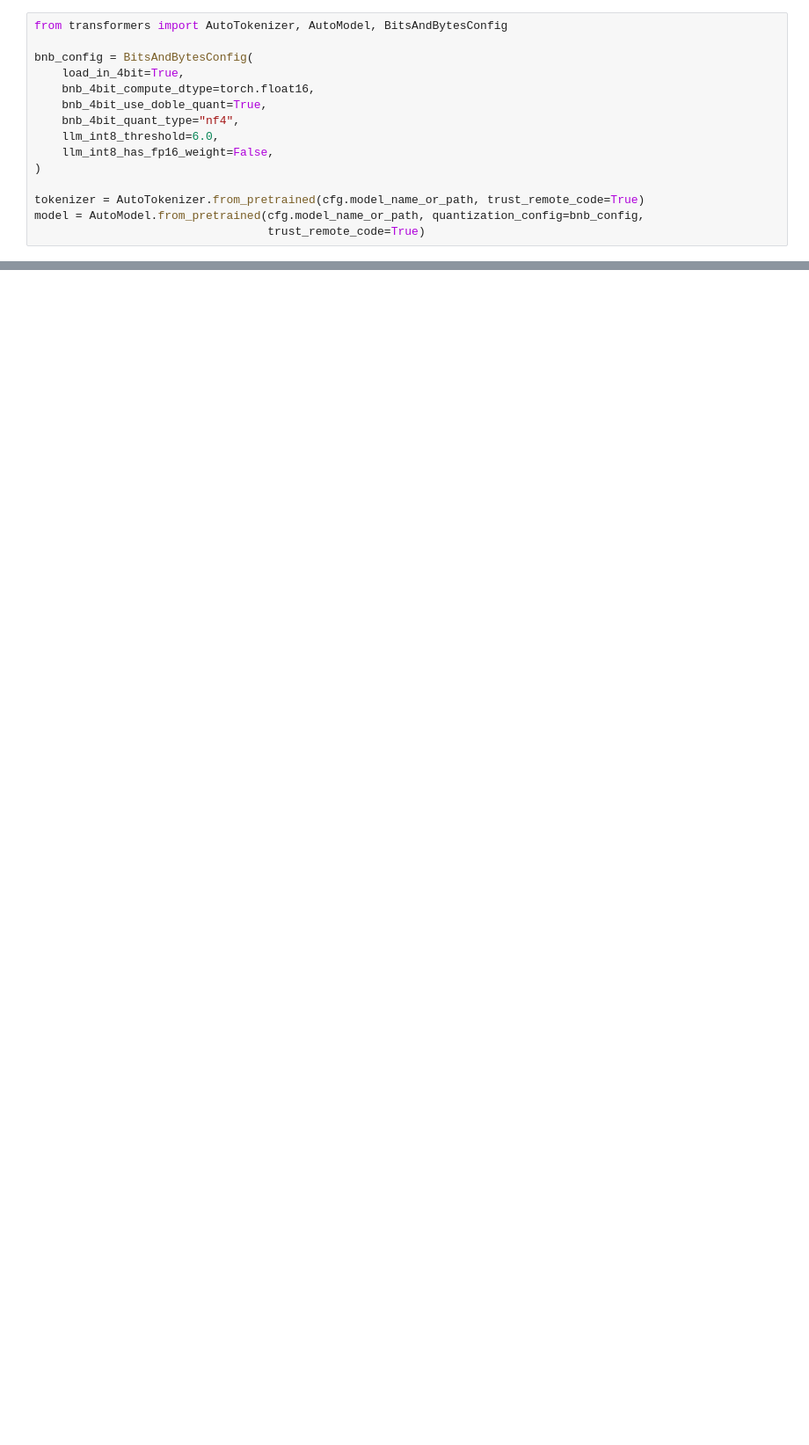
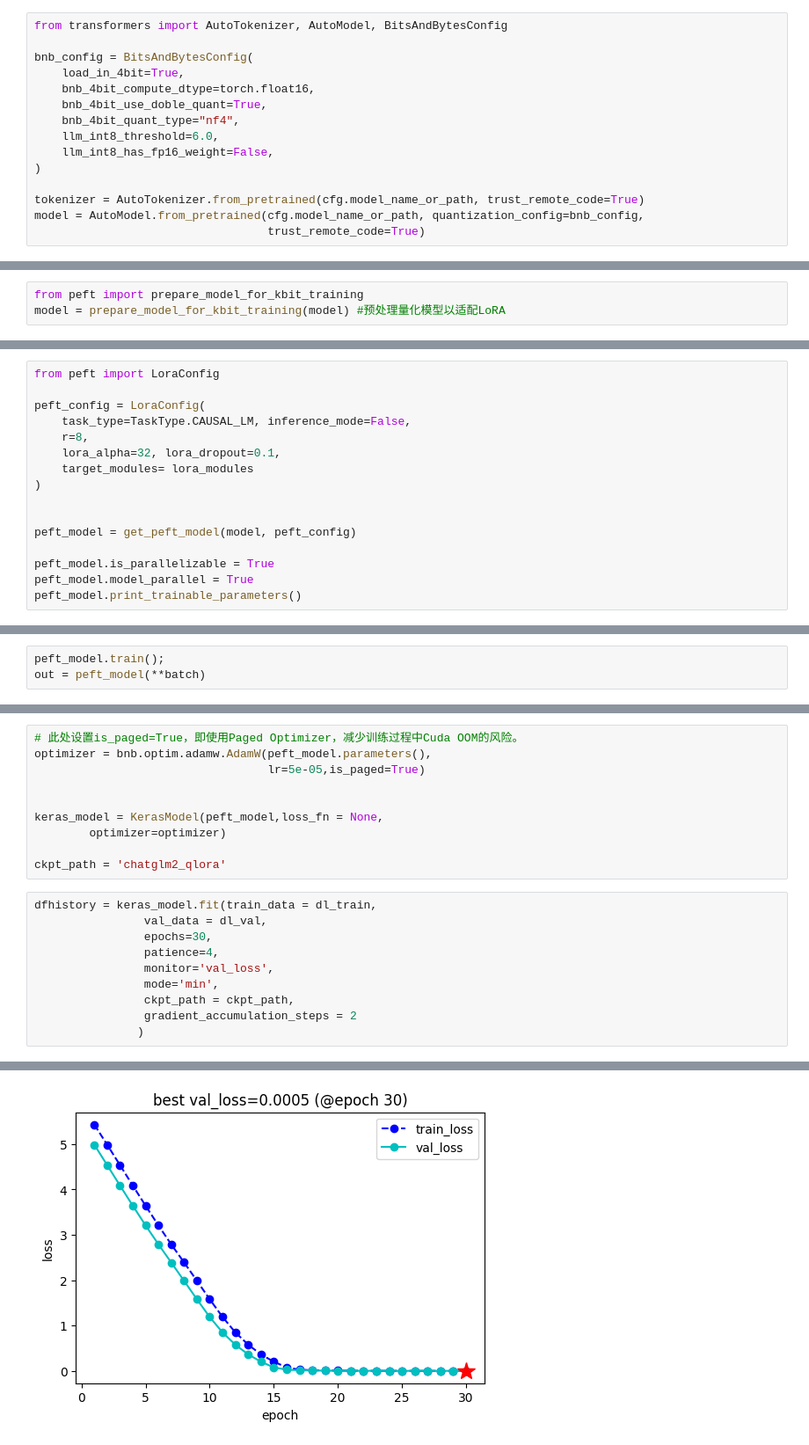
Before and after one commit to ChiQiuHong/learn2LLM, a Jupyter notebook: chatglm2/ChatGLM2_QLoRA.ipynb, the cells around one changed output, grey strips where cells are left out. Shown at 88% size. Cells and saved outputs as stored; diff of their text form; blank space fills up the shorter version.

Commit message:
add:complete chatglm2_QLoRA

```diff
--- a/chatglm2/ChatGLM2_QLoRA.ipynb
+++ b/chatglm2/ChatGLM2_QLoRA.ipynb
@@ -61,0 +208,3 @@ chatglm = ChatGLM(model,tokenizer,stream=True)
+# %%
+from peft import prepare_model_for_kbit_training
+model = prepare_model_for_kbit_training(model) #预处理量化模型以适配LoRA
@@ -61,0 +233,16 @@ chatglm = ChatGLM(model,tokenizer,stream=True)
+# %%
+from peft import LoraConfig
+
+peft_config = LoraConfig(
+    task_type=TaskType.CAUSAL_LM, inference_mode=False,
+    r=8,
+    lora_alpha=32, lora_dropout=0.1,
+    target_modules= lora_modules
+)
+
+
+peft_model = get_peft_model(model, peft_config)
+
+peft_model.is_parallelizable = True
+peft_model.model_parallel = True
+peft_model.print_trainable_parameters()
@@ -61,0 +278,3 @@ chatglm = ChatGLM(model,tokenizer,stream=True)
+# %%
+peft_model.train();
+out = peft_model(**batch)
@@ -61,0 +350,21 @@ chatglm = ChatGLM(model,tokenizer,stream=True)
+# %%
+# 此处设置is_paged=True，即使用Paged Optimizer，减少训练过程中Cuda OOM的风险。
+optimizer = bnb.optim.adamw.AdamW(peft_model.parameters(),
+                                  lr=5e-05,is_paged=True)
+
+
+keras_model = KerasModel(peft_model,loss_fn = None,
+        optimizer=optimizer)
+
+ckpt_path = 'chatglm2_qlora'
+# %%
+dfhistory = keras_model.fit(train_data = dl_train,
+                val_data = dl_val,
+                epochs=30,
+                patience=4,
+                monitor='val_loss',
+                mode='min',
+                ckpt_path = ckpt_path,
+                gradient_accumulation_steps = 2
+               )
+# %% [output]
@@ -61,0 +372 @@ chatglm = ChatGLM(model,tokenizer,stream=True)
+[figure, added]
```
Also changed, not shown: parts of 40 cells of this notebook.
